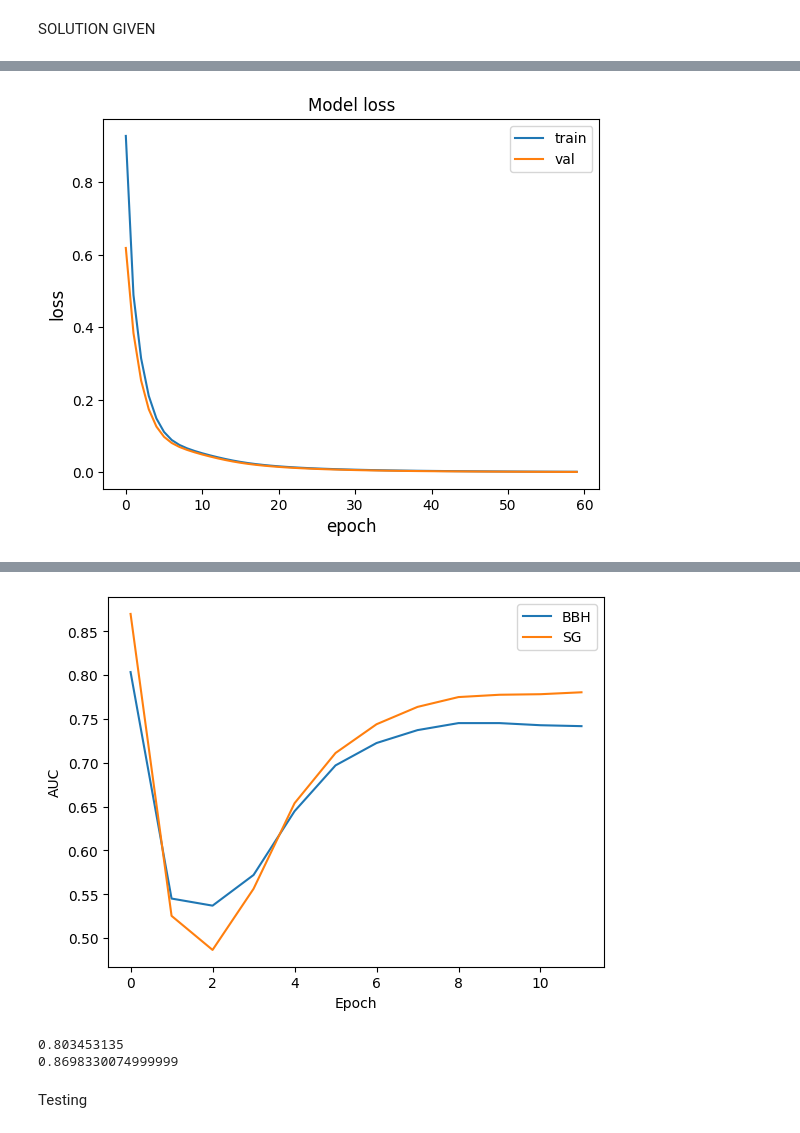
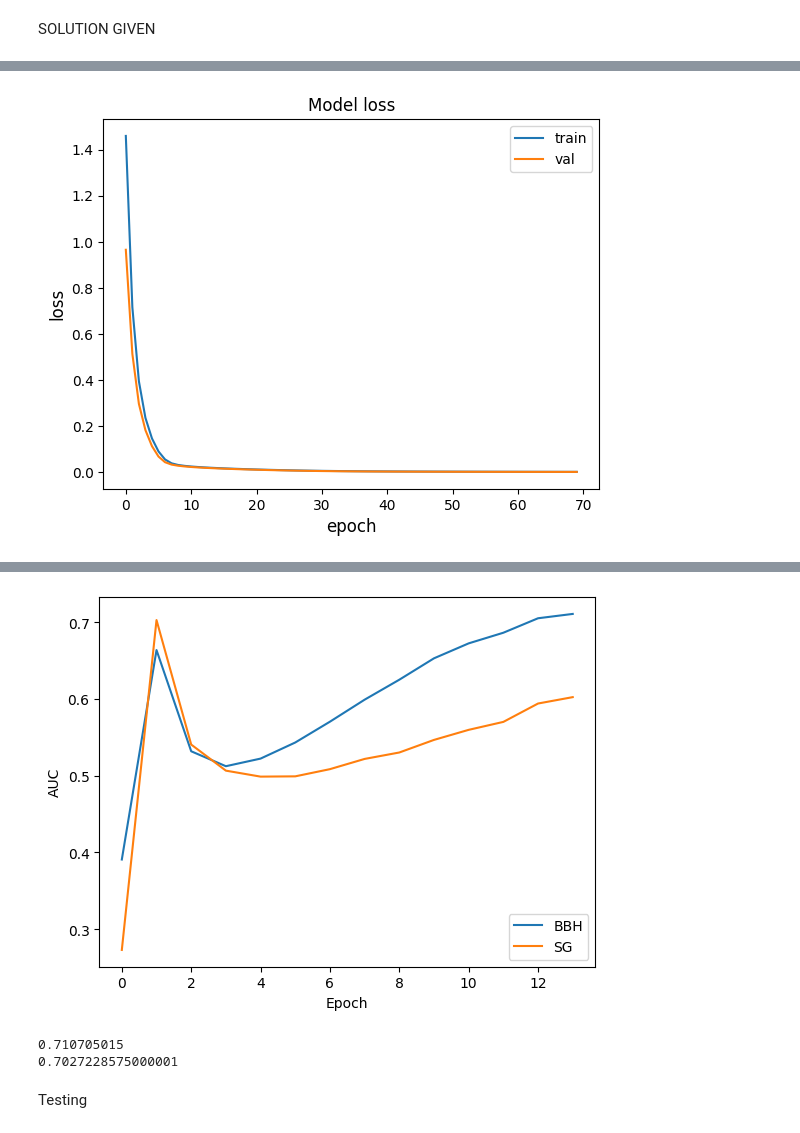
Before and after one commit to hanggao811/AnomalyDetectionLIGO, a Jupyter notebook: Transformer_simplest.ipynb, the cells around one changed output, grey strips where cells are left out. Drawn from its saved outputs; the diff is of its cells as text; code cells hidden in the pictures.

```diff
--- a/Transformer_simplest.ipynb
+++ b/Transformer_simplest.ipynb
@@ -213,7 +213,7 @@ class Model:
 # Example usage:
 
 input_shape = x_train.shape[1:]
-embed_dim = 16
+embed_dim = 32
 N_encoder = 1
 num_heads = 1
 key_dim = 8
@@ -221,7 +221,7 @@ dropout = 0.1
 ffn_encoder = 8
 ffn_decoder = 32
 N_decoder = 1
-epochs=60
+epochs=70
 batch_size=700
 
 
@@ -291,7 +291,7 @@ plt.legend(["train", "val"], loc="best")
 plt.show()
 plt.close()
 # %% [output]
-[figure, old version]
+[figure, new version]
 # %%
 def make_plot_roc_curves(qcd, bsm):
     true_val = np.concatenate((np.ones(bsm.shape[0]), np.zeros(qcd.shape[0])))
@@ -338,7 +338,7 @@ model_files = glob.glob("/content/drive/My Drive/LIGO/DatasetSplitting/Datasplit
 model_files = sorted(model_files, key=lambda x: int(re.search(r"model_epoch_(\d+).keras", x).group(1)))
 bbh_auc=[]
 sg_auc=[]
-for model_file in model_files[:60][::5]:
+for model_file in model_files[:epochs][::5]:
     print(f"Evaluating model: {model_file}")
     model = keras_load_model(model_file)
     bbhauc,sgauc=eval(model,x_test, bbh_test,sglf_test)
@@ -370,12 +370,12 @@ evaluation bg vs sg
 evaluating bg vs bbh
 evaluation bg vs sg
-[figure, old version]
+[figure, new version]
 # %%
 print(max(bbh_auc))
 print(max(sg_auc))
 # %% [output]
-0.803453135
-0.8698330074999999
+0.710705015
+0.7027228575000001
 # %% [markdown]
 Testing
 # %%
```
Also changed, not shown: parts of 5 cells of this notebook.
